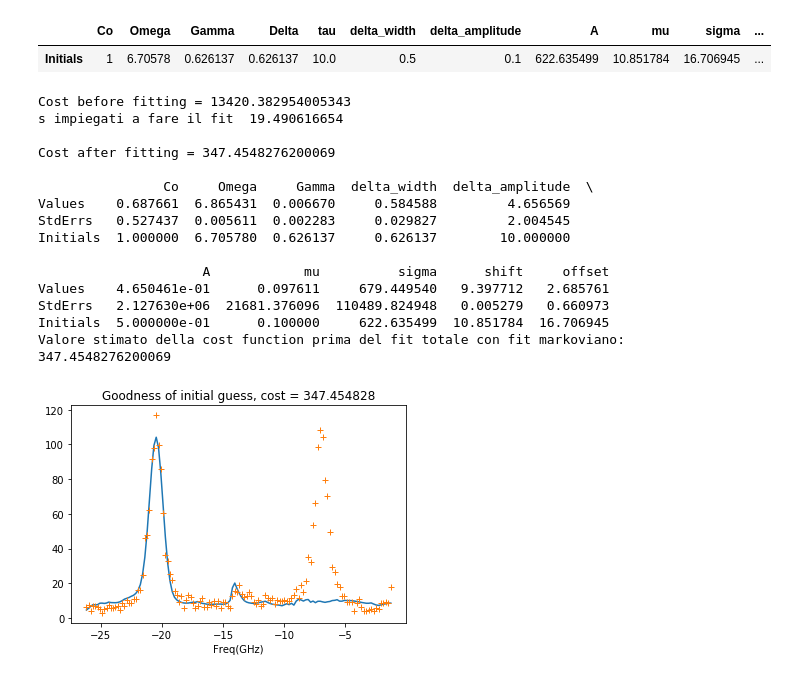
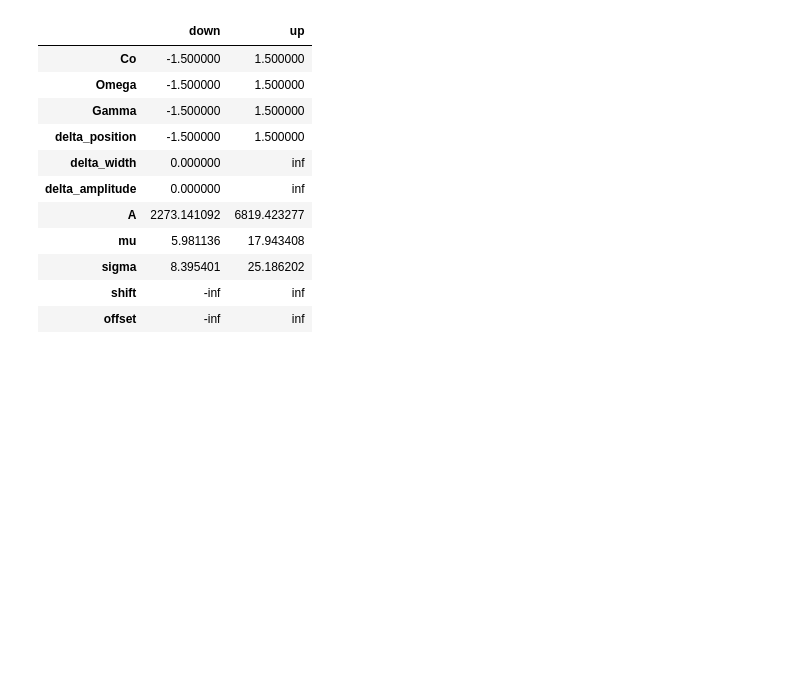
Before and after one commit to flautodipan/Python_Libraries, a Jupyter notebook: Experimentum_single.ipynb, the cells around one changed output. Drawn from its saved outputs; the diff is of its cells as text; code cells hidden in the pictures; blank space fills up the shorter version.

```diff
--- a/Experimentum_single.ipynb
+++ b/Experimentum_single.ipynb
@@ -36,8 +36,8 @@ cols_real   = ('Co', 'Omega', 'Gamma', 'Delta', 'tau', 'delta_width', 'delta_amp
 cols_gauss  = ( 'A', 'mu', 'sigma')
 # %%
 #0) importo dati e inizializzo oggetti
-i   =   0
-j   =   1
+i   =   66
+j   =   3
 y    =   Import_from_Matlab(spectra_filename, now_path, var_name = 'y3')[i][j]
 Data    =   Exp.Spectrum(name = str((i,j)))
 Data.Get_Spectrum(y = np.resize(y, np.max(y.shape)), offset = 183., cut = False, cut_range = (10, 175))
@@ -46,17 +46,7 @@ Data.Get_VIPA_tif(VIPA_filename, now_path, fig = 'VIPA_img', save_path = now_pat
 
 plt.figure()
 plt.plot(Data.x, Data.y)
-plt.plot(Data.x[Data.peaks['idx']], Data.y[Data.peaks['idx']], '*')
 plt.title(str((i,j)))
-
-check = Data.Check_Spectrum(saturation_height = sat_height, saturation_width = sat_width)
-
-if      check == 1  : nature    = 'saturo'
-elif    check == 2  : nature    = 'brillouin_higher'
-elif    check == 3  : nature    = 'invisible'
-else:                 nature    = 'bono'
-print('Lo spettro è '+nature)
-print('Lo spettro ha {} picchi'.format(Data.n_peaks))
 # %% [output]
 ATTENZIONE funzione da aggiornare
 
@@ -137,37 +190,17 @@ Analyze_Peaks(Data.x, Data.y, 'pix', height = 88, distance = 35, width = 1., ver
 # %%
-Data.p0
+Data.bounds
 # %% [output]
-|  | Co | Omega | Gamma | Delta | tau | delta_width | delta_amplitude | A | mu | sigma | ... |
-| Initials | 1 | 6.70578 | 0.626137 | 0.626137 | 10.0 | 0.5 | 0.1 | 622.635499 | 10.851784 | 16.706945 | ... |
+|  | down | up |
+| Co | -1.500000 | 1.500000 |
+| Omega | -1.500000 | 1.500000 |
+| Gamma | -1.500000 | 1.500000 |
+| delta_position | -1.500000 | 1.500000 |
+| delta_width | 0.000000 | inf |
+| delta_amplitude | 0.000000 | inf |
+| A | 2273.141092 | 6819.423277 |
+| mu | 5.981136 | 17.943408 |
+| sigma | 8.395401 | 25.186202 |
+| shift | -inf | inf |
+| offset | -inf | inf |
-# %%
-#3) fit markoviano
-percents        =   ('positive', 0.2, 'positive', 'positive', 'positive', 0.1, 0.1, 0.1,  np.inf, np.inf)
-Data.Get_p0(Data.p0.values[0], cols_mark)
-Data.Get_cost_markov(Data.p0.values[0])
-print('Cost before fitting = {}'.format(Data.cost_markov))
-Data.Get_Fit_Bounds(percents, cols_mark)
-Data.Non_Linear_Least_Squares_Markov(bound = (Data.bounds['down'].values, Data.bounds['up'].values),  max_nfev = 100)
-Data.Get_cost_markov(Data.Markov_Fit_Params.values[0])
-print('Cost after fitting = {}\n'.format(Data.cost_markov))
-print(Data.Markov_Fit_Params)
-Data.Take_A_Look_Before_Fitting()
-# %% [output]
-Cost before fitting = 13420.382954005343
-s impiegati a fare il fit  19.490616654
-
-Cost after fitting = 347.4548276200069
-
-                Co     Omega     Gamma  delta_width  delta_amplitude  \
-Values    0.687661  6.865431  0.006670     0.584588         4.656569
-StdErrs   0.527437  0.005611  0.002283     0.029827         2.004545
-Initials  1.000000  6.705780  0.626137     0.626137        10.000000
-
-                     A            mu          sigma      shift     offset
-Values    4.650461e-01      0.097611     679.449540   9.397712   2.685761
-StdErrs   2.127630e+06  21681.376096  110489.824948   0.005279   0.660973
-Initials  5.000000e-01      0.100000     622.635499  10.851784  16.706945
-Valore stimato della cost function prima del fit totale con fit markoviano:
-347.4548276200069
-[figure, removed]
 # %%
 #4) fit totale
```
Also changed, not shown: parts of 15 cells of this notebook, 5 other files.
